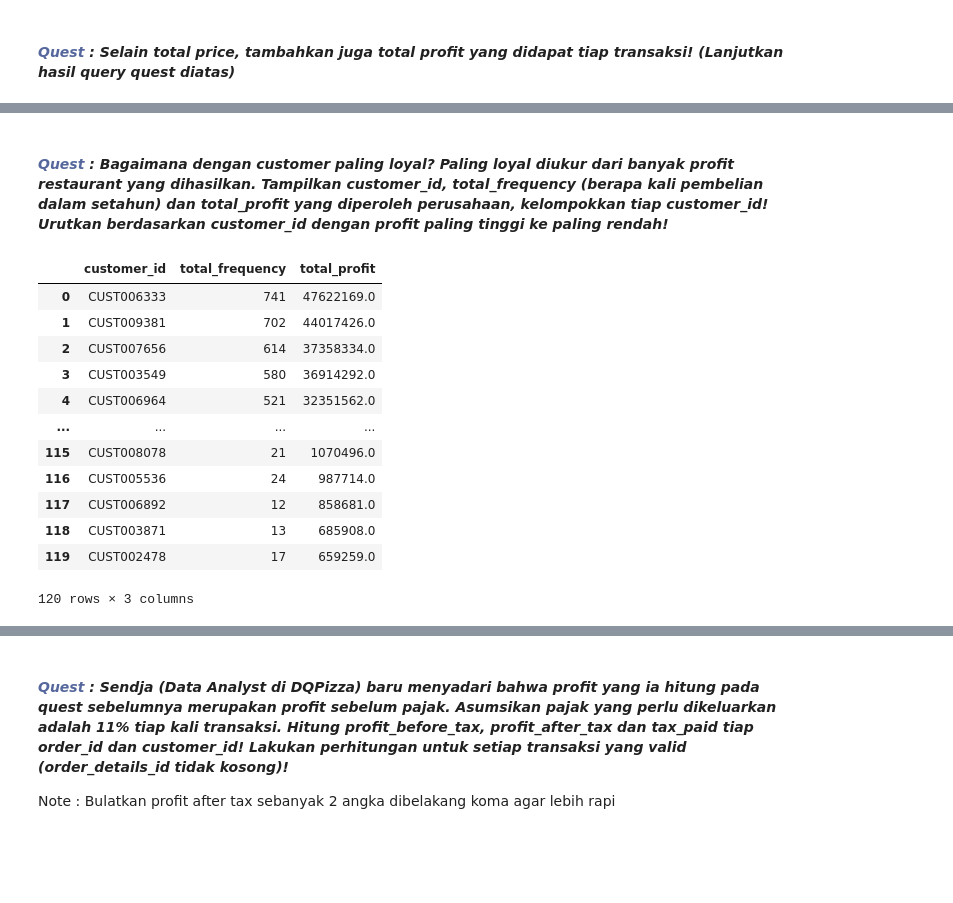
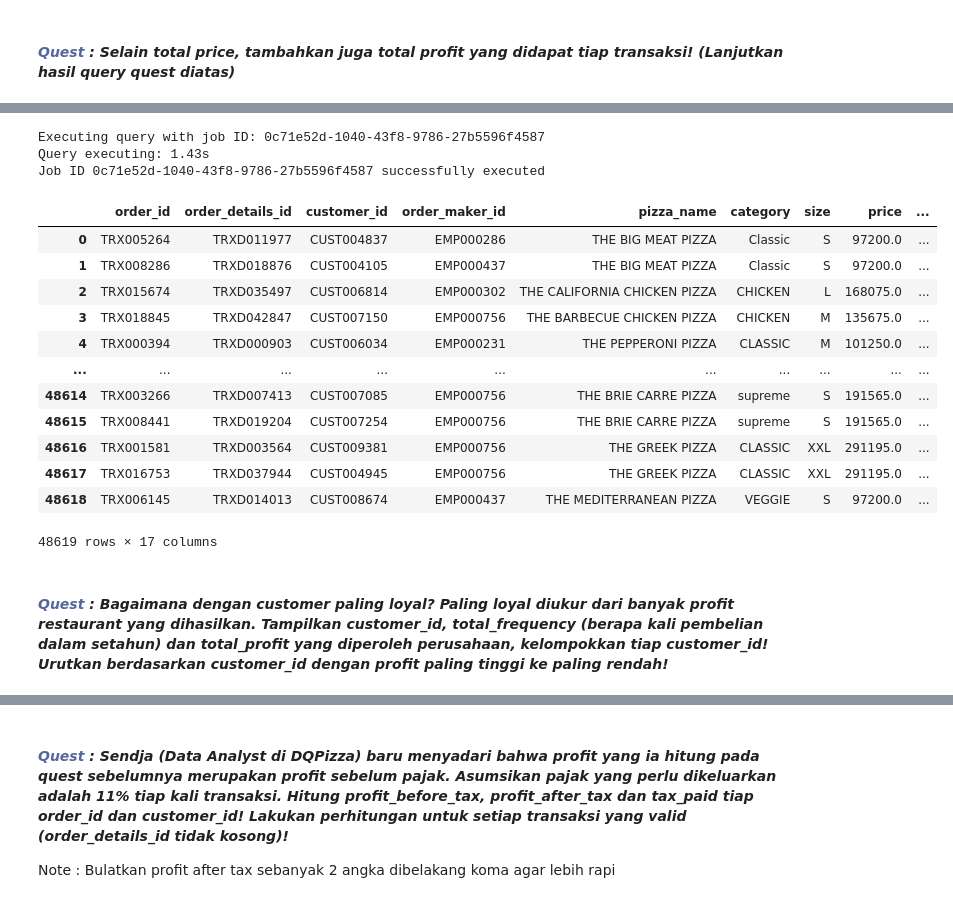
Before and after one commit to Putri-Hasinatuzzafira/SQL_Bigquery-DQLab, a Jupyter notebook: 03_subquery_dateformat.ipynb, the cells around one changed output, grey strips where cells are left out. Saved outputs shown, nothing was run; the diff lists cells and outputs as text; code cells hidden in the pictures; blank space fills up the shorter version.

```diff
--- a/03_subquery_dateformat.ipynb
+++ b/03_subquery_dateformat.ipynb
@@ -122,20 +118,28 @@ Untuk dapat menerapkannya pada sebuah tabel gunakan contoh format berikut
+# %%
+%%bigquery --project {project_id} --verbose
+
+SELECT
+  *,
+  (price * quantity) AS total_price,
+  ((price - production_cost) * quantity) AS total_profit
+FROM `dqlab-9876543.dq_pizza.f_detail_transaksi`
+ORDER BY quantity DESC
+# %% [output]
+Executing query with job ID: 0c71e52d-1040-43f8-9786-27b5596f4587
+Query executing: 1.43s
+Job ID 0c71e52d-1040-43f8-9786-27b5596f4587 successfully executed
+|  | order_id | order_details_id | customer_id | order_maker_id | pizza_name | category | size | price | ... |
+| 0 | TRX005264 | TRXD011977 | CUST004837 | EMP000286 | THE BIG MEAT PIZZA | Classic | S | 97200.0 | ... |
+| 1 | TRX008286 | TRXD018876 | CUST004105 | EMP000437 | THE BIG MEAT PIZZA | Classic | S | 97200.0 | ... |
+| 2 | TRX015674 | TRXD035497 | CUST006814 | EMP000302 | THE CALIFORNIA CHICKEN PIZZA | CHICKEN | L | 168075.0 | ... |
+| 3 | TRX018845 | TRXD042847 | CUST007150 | EMP000756 | THE BARBECUE CHICKEN PIZZA | CHICKEN | M | 135675.0 | ... |
+| 4 | TRX000394 | TRXD000903 | CUST006034 | EMP000231 | THE PEPPERONI PIZZA | CLASSIC | M | 101250.0 | ... |
+| ... | ... | ... | ... | ... | ... | ... | ... | ... | ... |
+| 48614 | TRX003266 | TRXD007413 | CUST007085 | EMP000756 | THE BRIE CARRE PIZZA | supreme | S | 191565.0 | ... |
+| 48615 | TRX008441 | TRXD019204 | CUST007254 | EMP000756 | THE BRIE CARRE PIZZA | supreme | S | 191565.0 | ... |
+| 48616 | TRX001581 | TRXD003564 | CUST009381 | EMP000756 | THE GREEK PIZZA | CLASSIC | XXL | 291195.0 | ... |
+| 48617 | TRX016753 | TRXD037944 | CUST004945 | EMP000756 | THE GREEK PIZZA | CLASSIC | XXL | 291195.0 | ... |
+| 48618 | TRX006145 | TRXD014013 | CUST008674 | EMP000437 | THE MEDITERRANEAN PIZZA | VEGGIE | S | 97200.0 | ... |
+48619 rows × 17 columns
 # %% [markdown]
 #### <i><b><span style='color:#55679C'>Quest</span> : Bagaimana dengan customer paling loyal? Paling loyal diukur dari banyak profit restaurant yang dihasilkan. Tampilkan customer_id, total_frequency (berapa kali pembelian dalam setahun) dan total_profit yang diperoleh perusahaan, kelompokkan tiap customer_id! Urutkan berdasarkan customer_id dengan profit paling tinggi ke paling rendah! </b></i>
-# %%
-%%bigquery --project {project_id} --verbose
-
-...
-# %% [output]
-|  | customer_id | total_frequency | total_profit |
-| 0 | CUST006333 | 741 | 47622169.0 |
-| 1 | CUST009381 | 702 | 44017426.0 |
-| 2 | CUST007656 | 614 | 37358334.0 |
-| 3 | CUST003549 | 580 | 36914292.0 |
-| 4 | CUST006964 | 521 | 32351562.0 |
-| ... | ... | ... | ... |
-| 115 | CUST008078 | 21 | 1070496.0 |
-| 116 | CUST005536 | 24 | 987714.0 |
-| 117 | CUST006892 | 12 | 858681.0 |
-| 118 | CUST003871 | 13 | 685908.0 |
-| 119 | CUST002478 | 17 | 659259.0 |
-120 rows × 3 columns
```
Also changed, not shown: parts of 24 cells of this notebook, 1 other file.
